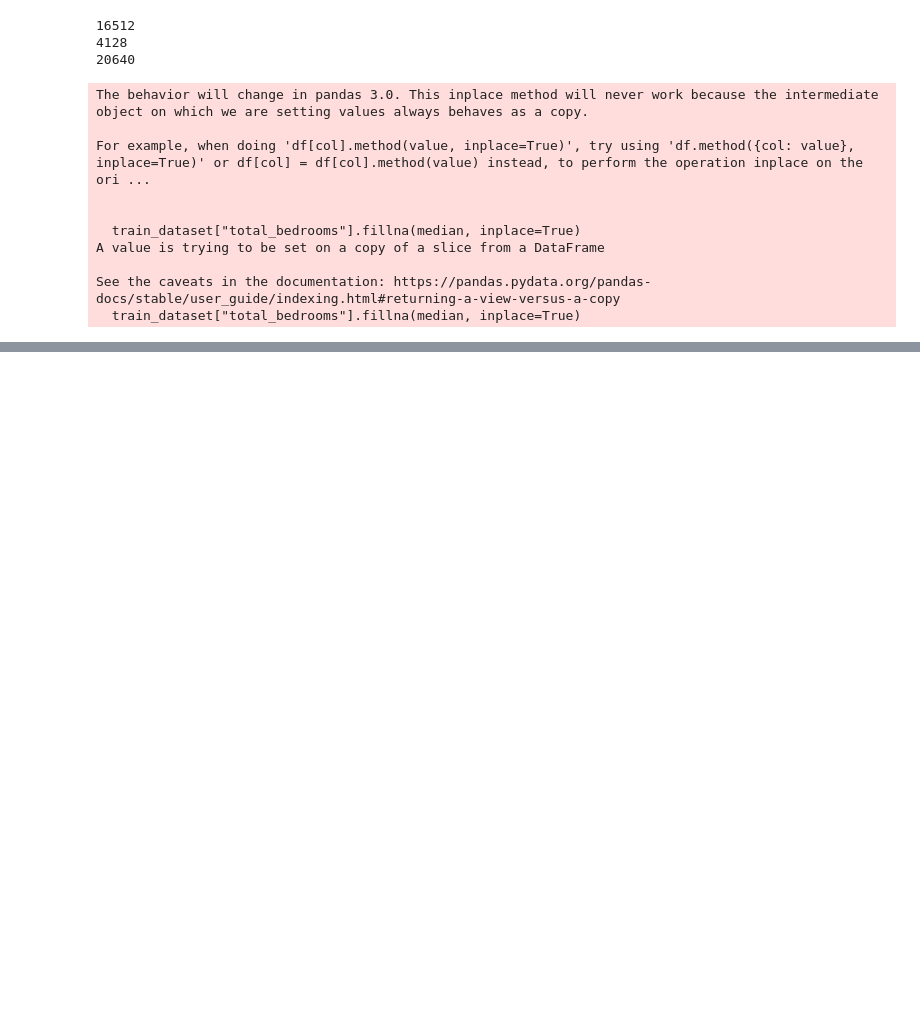
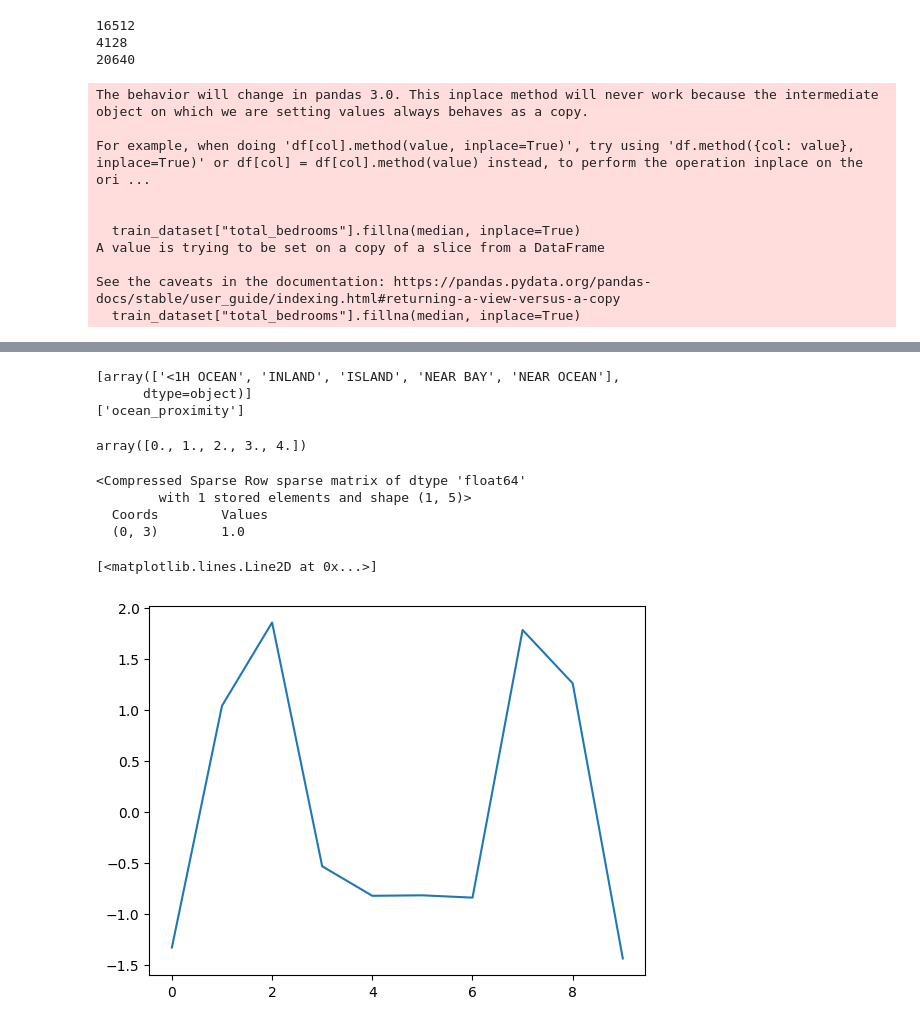
Before and after one commit to parisa-1371/regression-ML, a Jupyter notebook: notebooks/preprocessing.ipynb, the cells around one changed output, grey strips where cells are left out. Cells and saved outputs as stored; diff of their text form; code cells hidden in the pictures; blank space fills up the shorter version.

```diff
--- a/notebooks/preprocessing.ipynb
+++ b/notebooks/preprocessing.ipynb
@@ -281,3 +283,9 @@ Data columns (total 10 columns):
  9   bedrooms_per_rooms  16343 non-null  float64
 dtypes: float64(9), object(1)
 memory usage: 1.4+ MB
+# %%
+from sklearn.impute import SimpleImputer
+
+imputer=SimpleImputer(strategy="median")
+housing_num=data.drop("ocean_proximity",axis=1)
+imputer.fit(housing_num)
@@ -283,0 +371,11 @@ memory usage: 1.4+ MB
+# %%
+print(ordinal_encoder.categories_)
+print(ordinal_encoder.feature_names_in_)
+# %% [output]
+[array(['<1H OCEAN', 'INLAND', 'ISLAND', 'NEAR BAY', 'NEAR OCEAN'],
+      dtype=object)]
+['ocean_proximity']
+# %%
+np.unique(housing_cat_tr)
+# %% [output]
+array([0., 1., 2., 3., 4.])
@@ -283,0 +387,18 @@ memory usage: 1.4+ MB
+# %%
+print(housing_cat_tr_oh[0])
+# %% [output]
+<Compressed Sparse Row sparse matrix of dtype 'float64'
+        with 1 stored elements and shape (1, 5)>
+  Coords        Values
+  (0, 3)        1.0
+# %%
+from sklearn.preprocessing import StandardScaler
+
+min_max = StandardScaler()
+min_max.fit(housing_num)
+housing_num_tr_scale = min_max.transform(housing_num)
+# %%
+plt.plot(housing_num_tr_scale[2])
+# %% [output]
+[<matplotlib.lines.Line2D at 0x...>]
+[figure, added]
```
Also changed, not shown: parts of 13 cells of this notebook.
